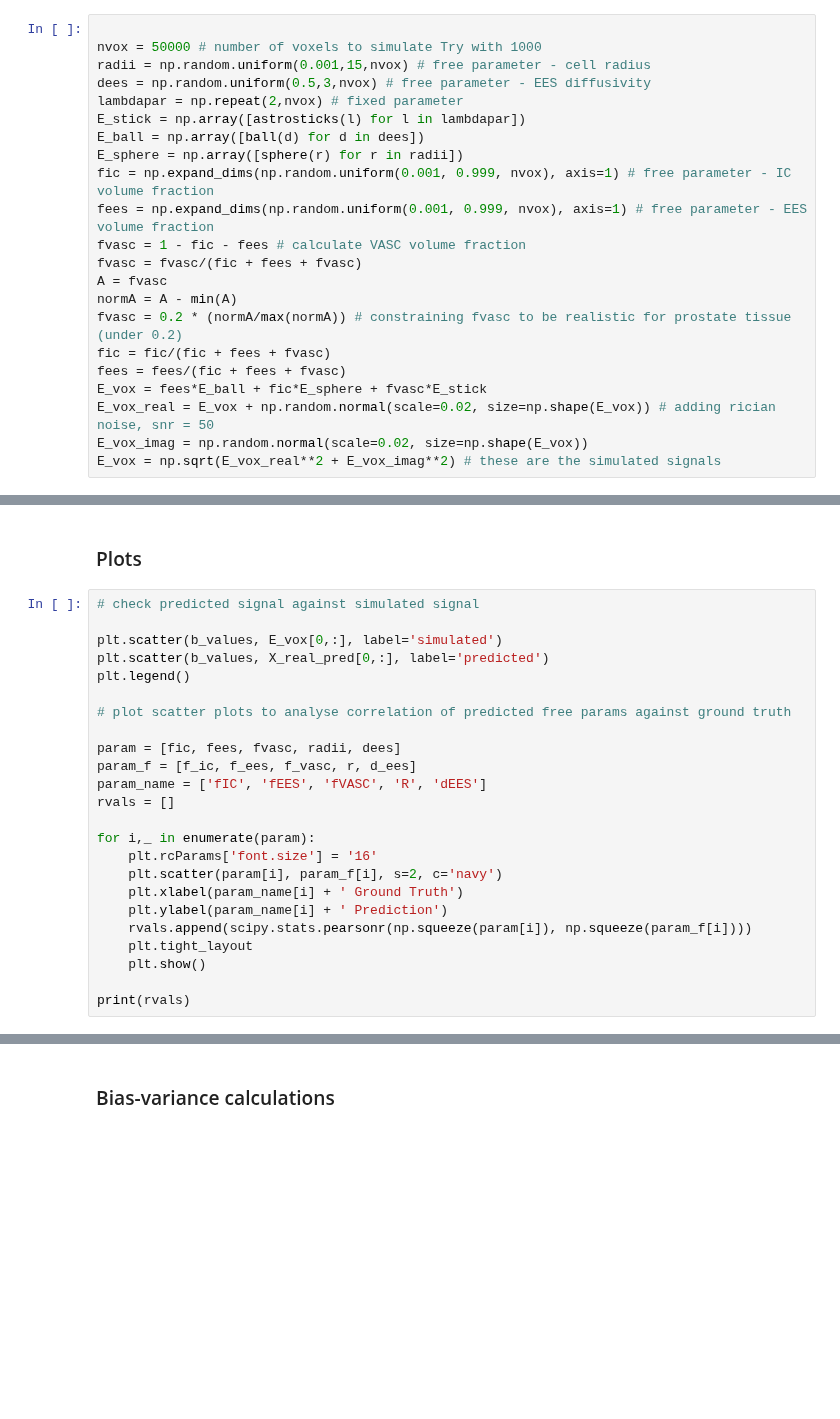
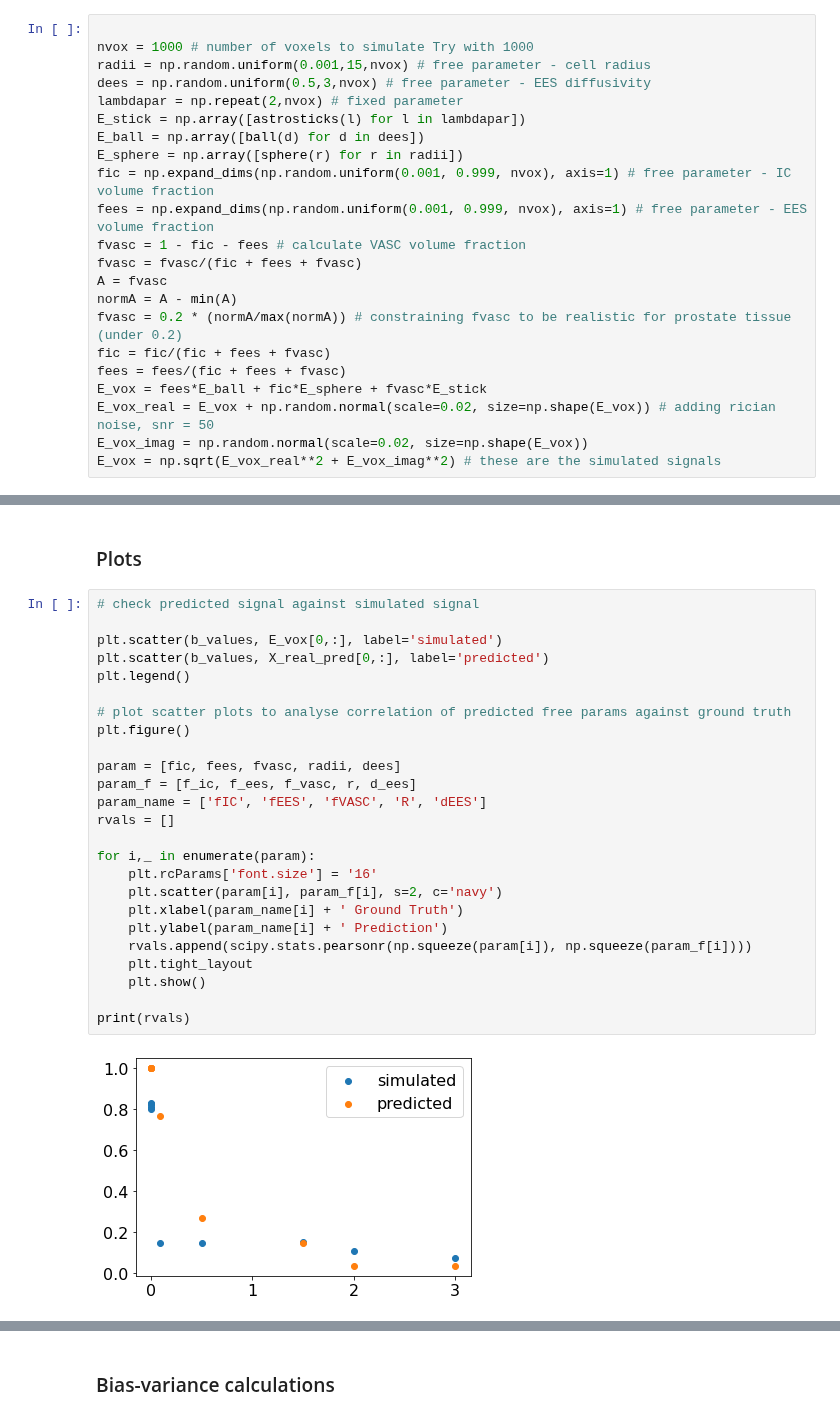
Before and after one commit to GabeYaw/3rd-year-BBB-project, a Jupyter notebook: Code/Notebooks/Snigdha .ipynb, the cells around one changed output, grey strips where cells are left out. Drawn from its saved outputs; the diff is of its cells as text; blank space fills up the shorter version.

Commit message:
fixed overlaying plots

```diff
--- a/Code/Notebooks/Snigdha .ipynb
+++ b/Code/Notebooks/Snigdha .ipynb
@@ -114,7 +114,7 @@ def astrosticks(l):
 ### Defining number of voxels and verdict parameters
 # %%
 
-nvox = 50000 # number of voxels to simulate Try with 1000
+nvox = 1000 # number of voxels to simulate Try with 1000
 radii = np.random.uniform(0.001,15,nvox) # free parameter - cell radius
 dees = np.random.uniform(0.5,3,nvox) # free parameter - EES diffusivity
 lambdapar = np.repeat(2,nvox) # fixed parameter
@@ -348,24 +398,27 @@ f_ees = f_ees/(f_ic + f_ees + f_vasc)
 # %%
 # check predicted signal against simulated signal
 
 plt.scatter(b_values, E_vox[0,:], label='simulated')
 plt.scatter(b_values, X_real_pred[0,:], label='predicted')
 plt.legend()
 
 # plot scatter plots to analyse correlation of predicted free params against ground truth
+plt.figure()
 
 param = [fic, fees, fvasc, radii, dees]
 param_f = [f_ic, f_ees, f_vasc, r, d_ees]
 param_name = ['fIC', 'fEES', 'fVASC', 'R', 'dEES']
 rvals = []
 
 for i,_ in enumerate(param):
     plt.rcParams['font.size'] = '16'
     plt.scatter(param[i], param_f[i], s=2, c='navy')
     plt.xlabel(param_name[i] + ' Ground Truth')
     plt.ylabel(param_name[i] + ' Prediction')
     rvals.append(scipy.stats.pearsonr(np.squeeze(param[i]), np.squeeze(param_f[i])))
     plt.tight_layout
     plt.show()
 
 print(rvals)
+# %% [output]
+[figure, added]
```
Also changed, not shown: parts of 5 cells of this notebook.
